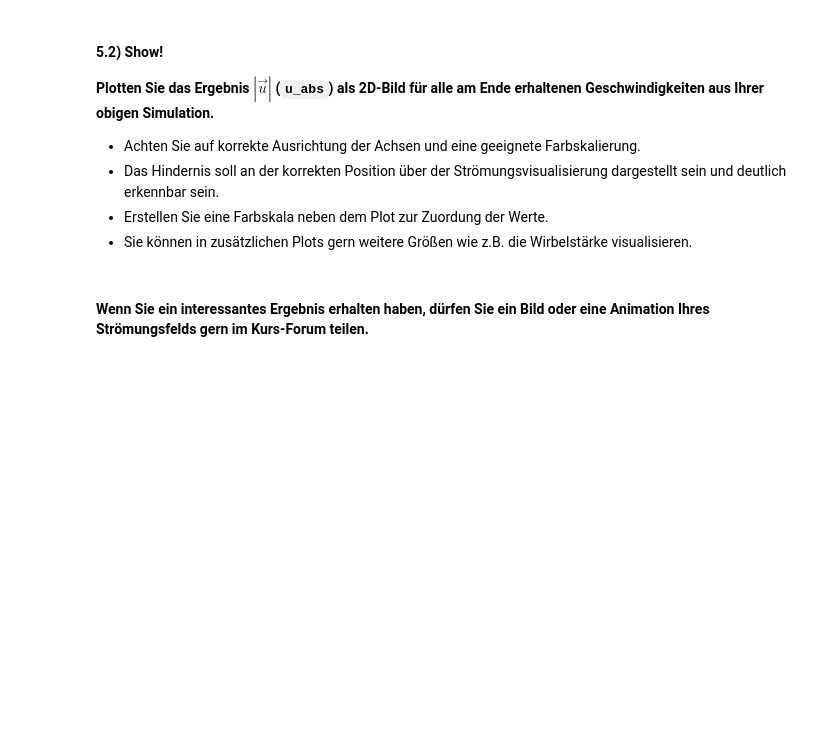
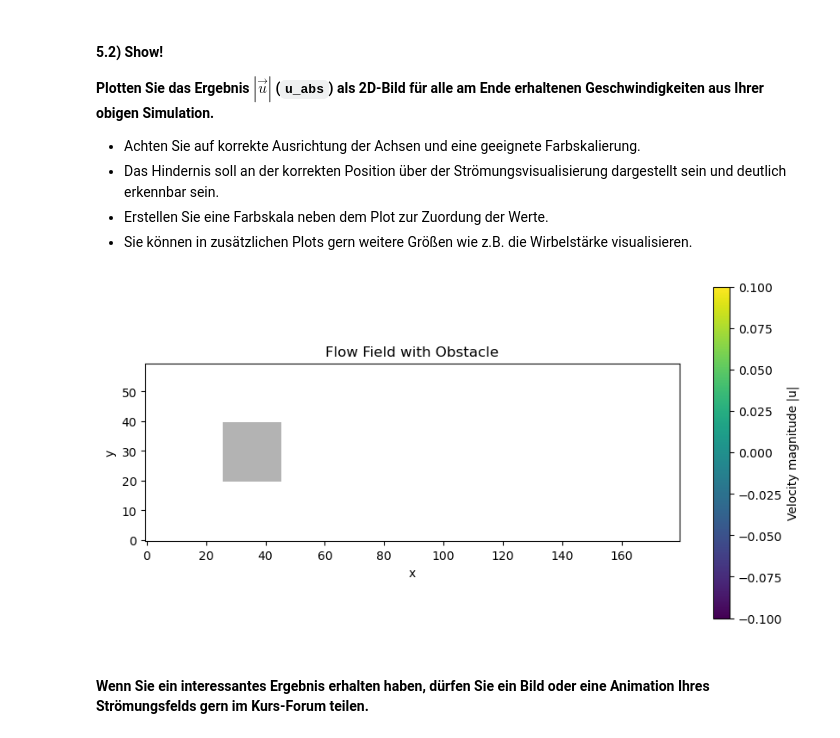
Before and after one commit to glueckf/Python-f-r-Ingenieure, a Jupyter notebook: pa04/PA4.ipynb, the cells around one changed output. Drawn from its saved outputs; the diff is of its cells as text; code cells hidden in the pictures; blank space fills up the shorter version.

```diff
--- a/pa04/PA4.ipynb
+++ b/pa04/PA4.ipynb
@@ -501,6 +501,7 @@ def run_LBM(timesteps, snapshot_interval=0, export_images=''):
           - Visualisierung des Geschwindigkeitsbetrags als Image-Plot
           - Überlagerung mit dem verwendeteten Hindernis
           - Dateibenennung aus Zeichenkette kombiniert mit aktuellem Zeitschritt
+
 
     Returns
     -------
@@ -539,7 +540,27 @@ def run_LBM(timesteps, snapshot_interval=0, export_images=''):
         # Kollision
         collision(f, tau)
 
-# Hier eigenen Code schreiben ...
+        # Calculate the density and velocity
+        rho, u = density_velocity(f)
+
+        # Output
+        if snapshot_interval > 0 and t % snapshot_interval == 0:
+            print(
+                f"Timestep {t}:"
+                f"  Mean density: {np.mean(f):.6f}"
+                f"  Min density: {np.min(f):.6f}"
+                f"  Max density: {np.max(f):.6f}")
+
+            # Export images
+            if export_images:
+                plt.figure(figsize=(10,5))
+                plt.imshow(np.sqrt(np.sum(u**2, axis=2)), origin='lower', cmap='viridis')
+                plt.colorbar()
+                plt.imshow(obs, origin='lower', cmap='binary', alpha=0.5)
+                plt.savefig(f'{export_images}_{t}.png')
+                plt.close()
+
+    return rho, u, obs
 
 
 # rho_end, u_end, obstacle = run_LBM(1000) # hier gern testen & variieren
@@ -555,9 +576,28 @@ def run_LBM(timesteps, snapshot_interval=0, export_images=''):
 # %%
 plt.figure(1,(10,5))
 # Hier eigenen Code schreiben ...
 
+# Run the LBM simulation
+rho, u, obstacle = run_LBM(1000)
+
+# Calculate velocity magnitude
+u_abs = np.sqrt(np.sum(u**2, axis=2))
+
+# Create main velocity plot
+plt.imshow(u_abs, origin='lower', cmap='viridis')
+plt.colorbar(label='Velocity magnitude |u|')
+
+# Overlay obstacle
+plt.imshow(obstacle, origin='lower', cmap='binary', alpha=0.3)
+
+# Add labels and title
+plt.xlabel('x')
+plt.ylabel('y')
+plt.title('Flow Field with Obstacle')
 
 plt.show()
+# %% [output]
+[figure, added]
 # %%
 # Hier sind noch einige letzte Plausibilitäts-Tests:
 rho_test, u_test, obstacle_test = run_LBM(3)
```
